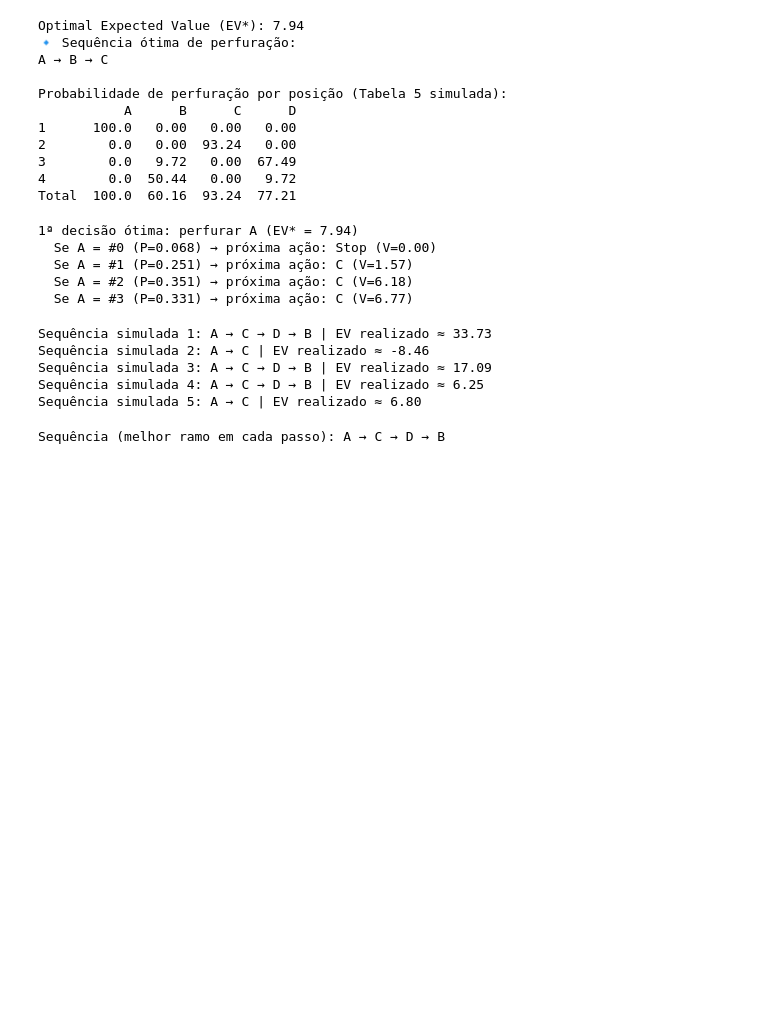
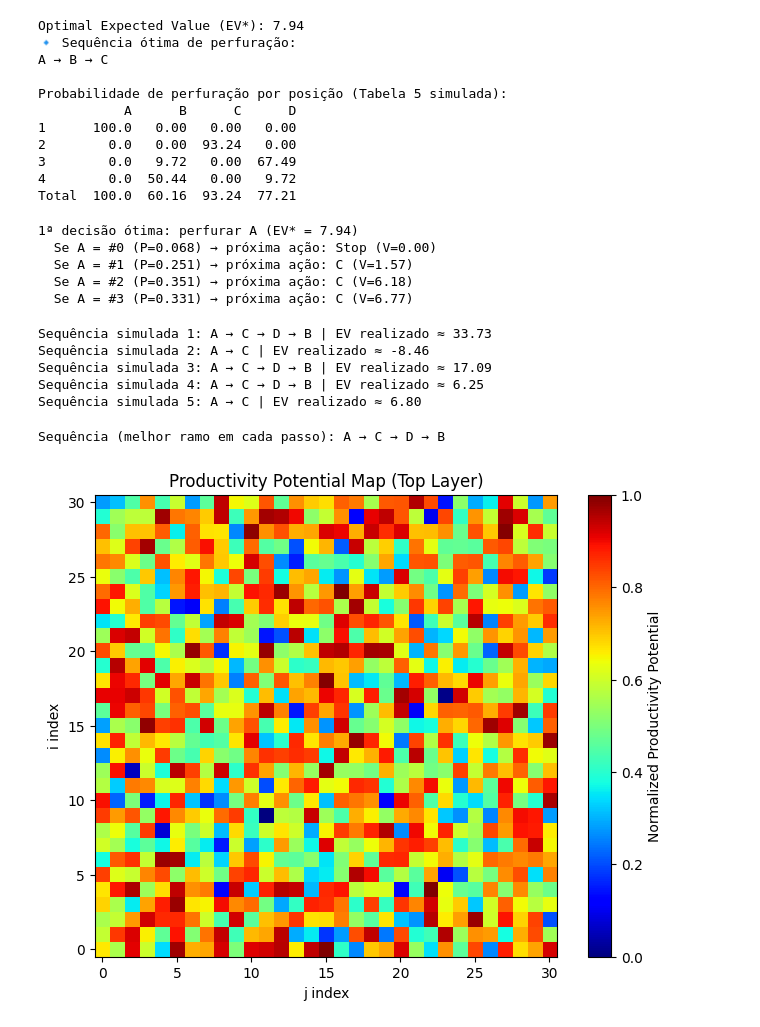
Before and after one commit to Wellington-Carlos/Doutorado, a Jupyter notebook: Proposta_de_Tese/Untitled.ipynb, the cells around one changed output. Saved outputs shown, nothing was run; the diff lists cells and outputs as text; code cells hidden in the pictures; blank space fills up the shorter version.

```diff
--- a/Proposta_de_Tese/Untitled.ipynb
+++ b/Proposta_de_Tese/Untitled.ipynb
@@ -292,3 +292,52 @@ def greedy_best_branch_sequence(wells, J):
 print("Sequência (melhor ramo em cada passo):", " → ".join(greedy_best_branch_sequence(wells, J)))
 # %% [output]
 Sequência (melhor ramo em cada passo): A → C → D → B
+# %%
+# -*- coding: utf-8 -*-
+import numpy as np
+import matplotlib.pyplot as plt
+from scipy.ndimage import distance_transform_edt
+
+# ==========================================================
+# 1️⃣ Dados de entrada (exemplo sintético)
+# ==========================================================
+nx, ny, nz = 31, 31, 1
+
+# Saturação original e pressão simulada (valores exemplo)
+So_orig = np.random.uniform(0.6, 0.9, (nx, ny, nz))     # Oil saturation
+So_res  = 0.2                                           # Residual oil saturation
+Po      = np.random.uniform(200, 300, (nx, ny, nz))     # Oil pressure (bar)
+Pmin    = 180                                           # Min well bottom-hole pressure (bar)
+K       = np.random.uniform(500, 500, (nx, ny, nz))     # Permeability (mD)
+phi     = np.random.uniform(0.15, 0.25, (nx, ny, nz))   # Porosity (fraction)
+
+# ==========================================================
+# 2️⃣ Distância ao contorno r_ijk
+# ==========================================================
+# Células internas (1) e contorno (0)
+mask = np.ones((nx, ny, nz))
+mask[0,:,:] = mask[-1,:,:] = mask[:,0,:] = mask[:,-1,:] = mask[:,:,0] = mask[:,:,-1] = 0
+
+# Distância até o contorno mais próximo
+r = distance_transform_edt(mask) + 1e-6   # evita log(0)
+
+# ==========================================================
+# 3️⃣ Cálculo do potencial de produtividade (Eq. 3)
+# ==========================================================
+J = (So_orig - So_res) * (Po - Pmin) * np.log(K) * np.log(r) * phi
+
+# Normalização opcional
+J_norm = (J - J.min()) / (J.max() - J.min())
+
+# ==========================================================
+# 4️⃣ Visualização 2D (top layer)
+# ==========================================================
+plt.figure(figsize=(8,6))
+plt.imshow(J_norm[:,:,0], cmap="jet", origin="lower")
+plt.colorbar(label="Normalized Productivity Potential")
+plt.title("Productivity Potential Map (Top Layer)")
+plt.xlabel("j index")
+plt.ylabel("i index")
+plt.show()
+# %% [output]
+[figure, added]
```
Also changed, not shown: 17 other files.
